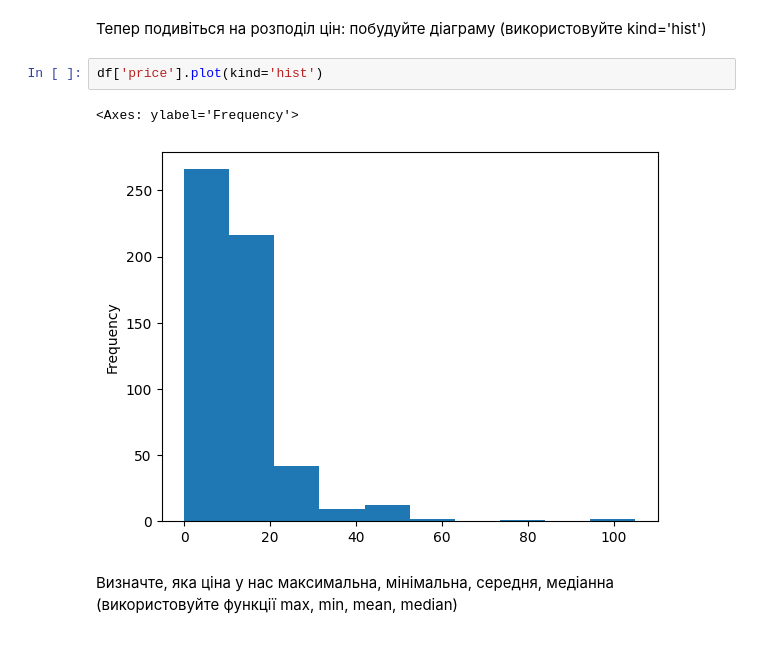
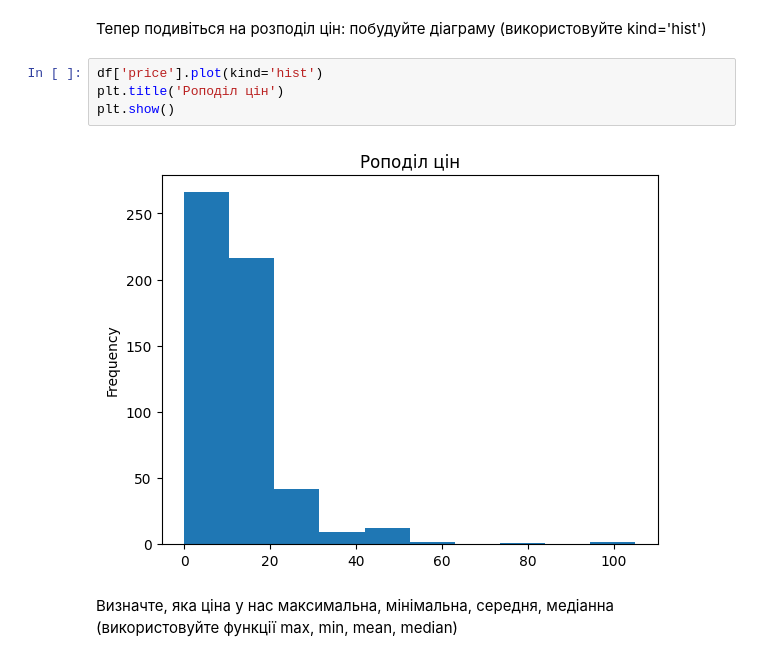
Before and after one commit to alex-kondr/Data_Science_HW_2, a Jupyter notebook: HW_2_3.ipynb, the cells around one changed output. Saved outputs shown, nothing was run; the diff lists cells and outputs as text.

```diff
--- a/HW_2_3.ipynb
+++ b/HW_2_3.ipynb
@@ -67,9 +68,10 @@ array(['Non Fiction', 'Fiction'], dtype=object)
 Тепер подивіться на розподіл цін: побудуйте діаграму (використовуйте kind='hist')
 # %%
 df['price'].plot(kind='hist')
+plt.title('Роподіл цін')
+plt.show()
 # %% [output]
-<Axes: ylabel='Frequency'>
-[figure, old version]
+[figure, new version]
 # %% [markdown]
 Визначте, яка ціна у нас максимальна, мінімальна, середня, медіанна (використовуйте функції max, min, mean, median)
 # %%
```
Also changed, not shown: parts of 5 cells of this notebook.
